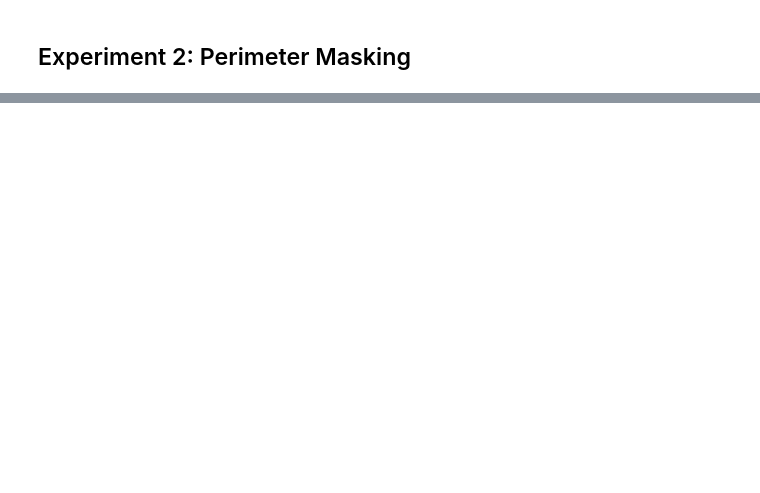
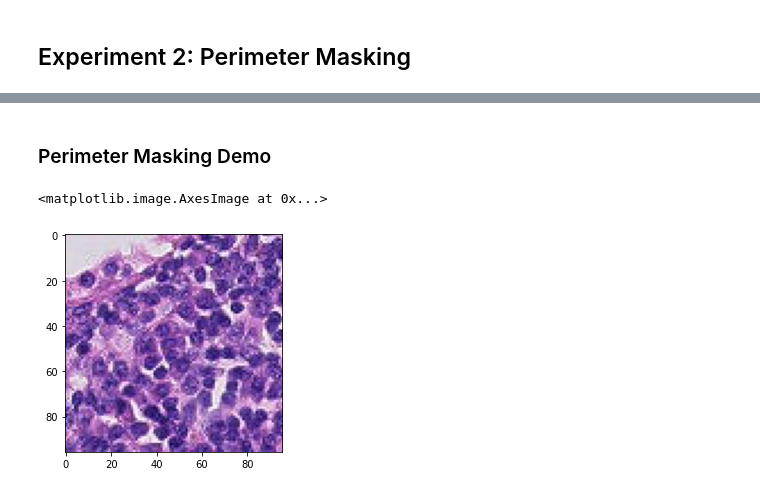
Before and after one commit to waleedrana1/NeuralNetsProject, a Jupyter notebook: Neural_Net_final_project.ipynb, the cells around one changed output, grey strips where cells are left out. Cells and saved outputs as stored; diff of their text form; code cells hidden in the pictures; blank space fills up the shorter version.

```diff
--- a/Neural_Net_final_project.ipynb
+++ b/Neural_Net_final_project.ipynb
@@ -255,0 +270,8 @@ COMPUTATIONAL EXPERIMENT ONE
+# %% [markdown]
+### Perimeter Masking Demo
+# %%
+img_orig = training_images[0]
+plt.imshow(img_orig.permute(1,2,0).type(torch.LongTensor))
+# %% [output]
+<matplotlib.image.AxesImage at 0x...>
+[figure, added]
```
Also changed, not shown: parts of 12 cells of this notebook, 1 other file.
